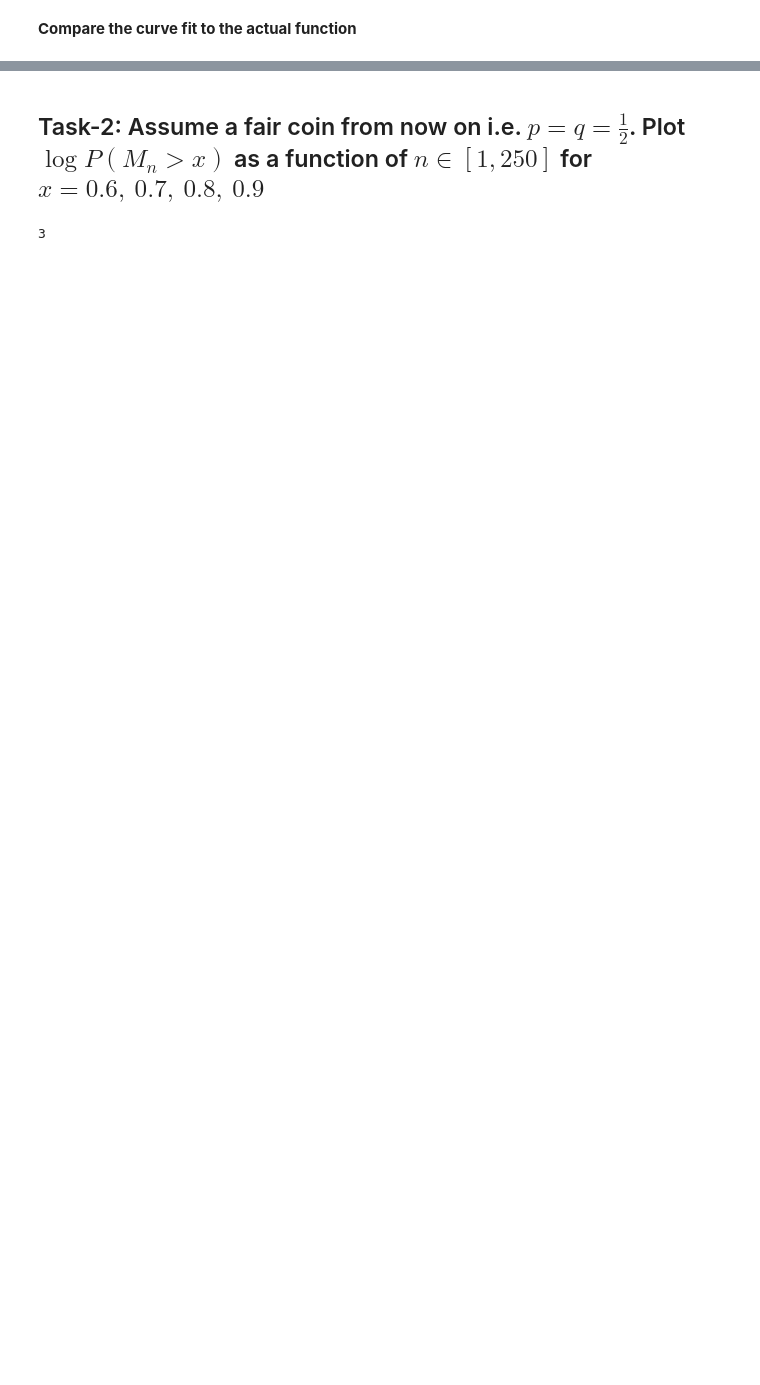
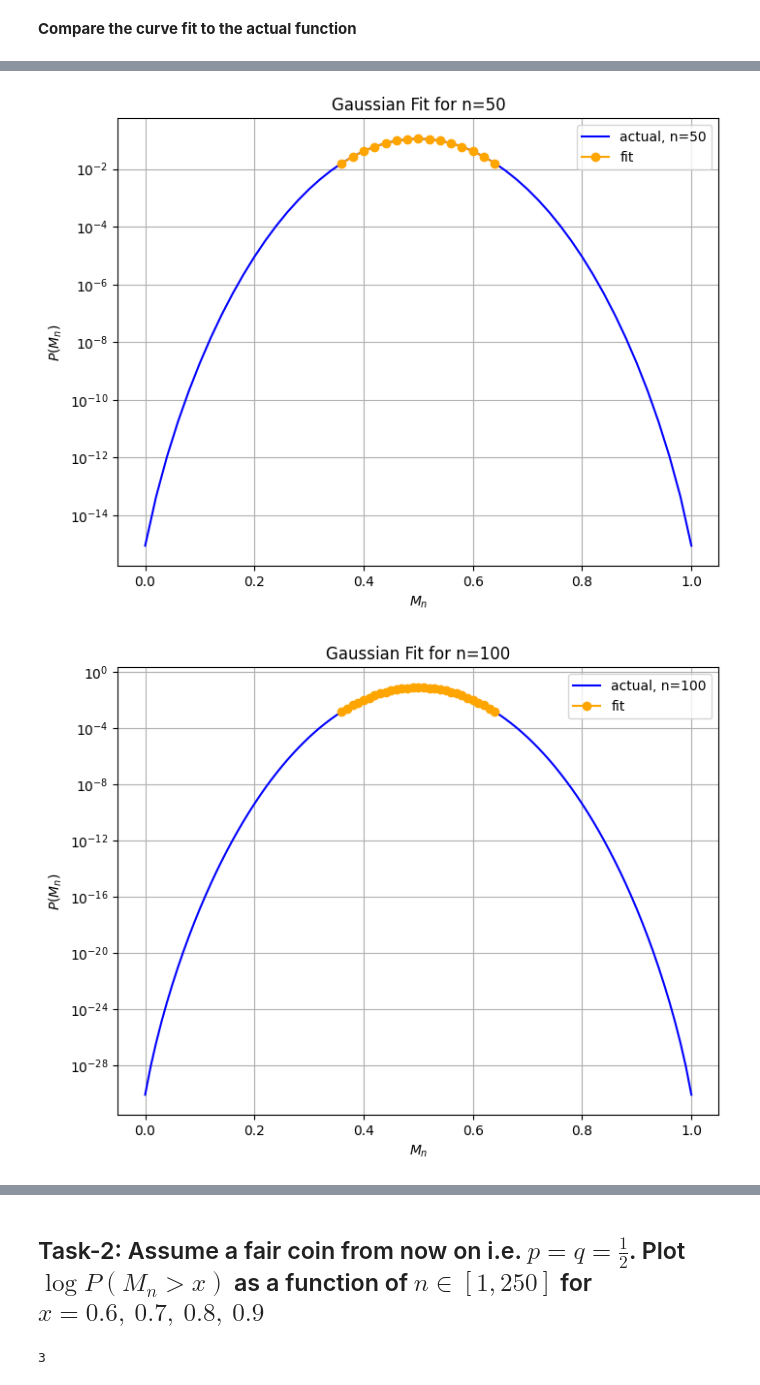
Before and after one commit to Divyansh-Atri/Cis-2, a Jupyter notebook: class2/CoinToss_Statistics_StudentWorkbook_hintComments.ipynb, the cells around one changed output, grey strips where cells are left out. Drawn from its saved outputs; the diff is of its cells as text; code cells hidden in the pictures; blank space fills up the shorter version.

```diff
--- a/class2/CoinToss_Statistics_StudentWorkbook_hintComments.ipynb
+++ b/class2/CoinToss_Statistics_StudentWorkbook_hintComments.ipynb
@@ -135,0 +89,43 @@ Note: you may need to restart the kernel to use updated packages.
+# %%
+import numpy as np
+import matplotlib.pyplot as plt
+from scipy.stats import binom, norm  # For probability calculations
+
+def plot_gaussian_fit(n):
+    Mvals = np.arange(0, n + 1)  # Possible values of M_n
+    xvals = Mvals / n  # Normalize M_n values
+    yvals = binom.pmf(Mvals, n, 0.5)  # Actual binomial probabilities
+
+    # Gaussian approximation using mean and variance of binomial
+    mu = 0.5
+    sigma = np.sqrt(n) / (2 * n)  # Std dev in normalized units
+    gaussian_fit = norm.pdf(xvals, mu, sigma)  # Gaussian PDF
+
+    # **Scale Gaussian properly to match PMF values**
+    gaussian_fit *= np.sum(yvals) / np.sum(gaussian_fit)
+
+    # Plot actual probability distribution
+    plt.figure(figsize=(8, 6))
+    plt.plot(xvals, yvals, label=f'actual, n={n}', color='blue')
+
+    # Plot Gaussian fit (only around peak for better visualization)
+    fit_indices = (xvals > 0.35) & (xvals < 0.65)  # Select central region
+    plt.plot(xvals[fit_indices], gaussian_fit[fit_indices], 'o-', color='orange', label="fit")
+
+    # Log scale for better visibility
+    plt.yscale('log')
+
+    plt.xlabel('$M_n$')
+    plt.ylabel('$P(M_n)$')
+    plt.title(f'Gaussian Fit for n={n}')
+    plt.legend()
+    plt.grid(True)
+    plt.show()
+
+# Generate plots for the given n values
+n_values = [50, 100, 600]
+for n in n_values:
+    plot_gaussian_fit(n)
+# %% [output]
+[figure, added]
+[figure, added]
```
Also changed, not shown: parts of 17 cells of this notebook.
